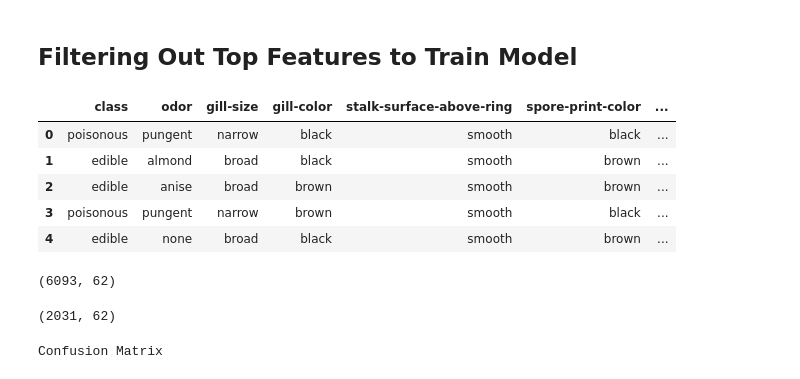
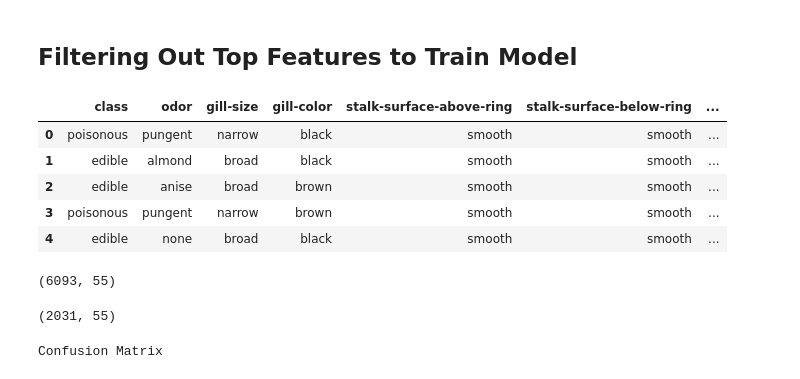
Before and after one commit to JPecino/Toxic_Mushroom_Prediction, a Jupyter notebook: mushroom_py.ipynb, the cells around one changed output. Cells and saved outputs as stored; diff of their text form; code cells hidden in the pictures.

```diff
--- a/mushroom_py.ipynb
+++ b/mushroom_py.ipynb
@@ -304,16 +319,16 @@ importances_sorted.plot(kind='barh', color='mediumaquamarine', title= 'Features
 ## Filtering Out Top Features to Train Model
 # %%
 imp_feat_df = df[[
-    "class", "odor", "gill-size", "gill-color", "stalk-surface-above-ring", "spore-print-color",
-    "stalk-surface-below-ring", "bruises", "gill-spacing", "population", "stalk-root", "stalk-shape", "ring-type"]]
+    "class", "odor", "gill-size", "gill-color", "stalk-surface-above-ring", "stalk-surface-below-ring",
+    "spore-print-color", "bruises", "gill-spacing", "population", "ring-type"]]
 imp_feat_df.head()
 # %% [output]
-|  | class | odor | gill-size | gill-color | stalk-surface-above-ring | spore-print-color | ... |
-| 0 | poisonous | pungent | narrow | black | smooth | black | ... |
-| 1 | edible | almond | broad | black | smooth | brown | ... |
-| 2 | edible | anise | broad | brown | smooth | brown | ... |
-| 3 | poisonous | pungent | narrow | brown | smooth | black | ... |
-| 4 | edible | none | broad | black | smooth | brown | ... |
+|  | class | odor | gill-size | gill-color | stalk-surface-above-ring | stalk-surface-below-ring | ... |
+| 0 | poisonous | pungent | narrow | black | smooth | smooth | ... |
+| 1 | edible | almond | broad | black | smooth | smooth | ... |
+| 2 | edible | anise | broad | brown | smooth | smooth | ... |
+| 3 | poisonous | pungent | narrow | brown | smooth | smooth | ... |
+| 4 | edible | none | broad | black | smooth | smooth | ... |
 # %%
 top_y = imp_feat_df['class']
 top_X = imp_feat_df.drop(columns='class')
@@ -323,11 +338,11 @@ top_X_train, top_X_test, top_y_train, top_y_test = train_test_split(top_X, top_y
 # %%
 top_X_train.shape
 # %% [output]
-(6093, 62)
+(6093, 55)
 # %%
 top_X_test.shape
 # %% [output]
-(2031, 62)
+(2031, 55)
 # %%
 top_X_scaler = scaler.fit(top_X_train)
 
```
Also changed, not shown: parts of 8 cells of this notebook, 2 other files.
